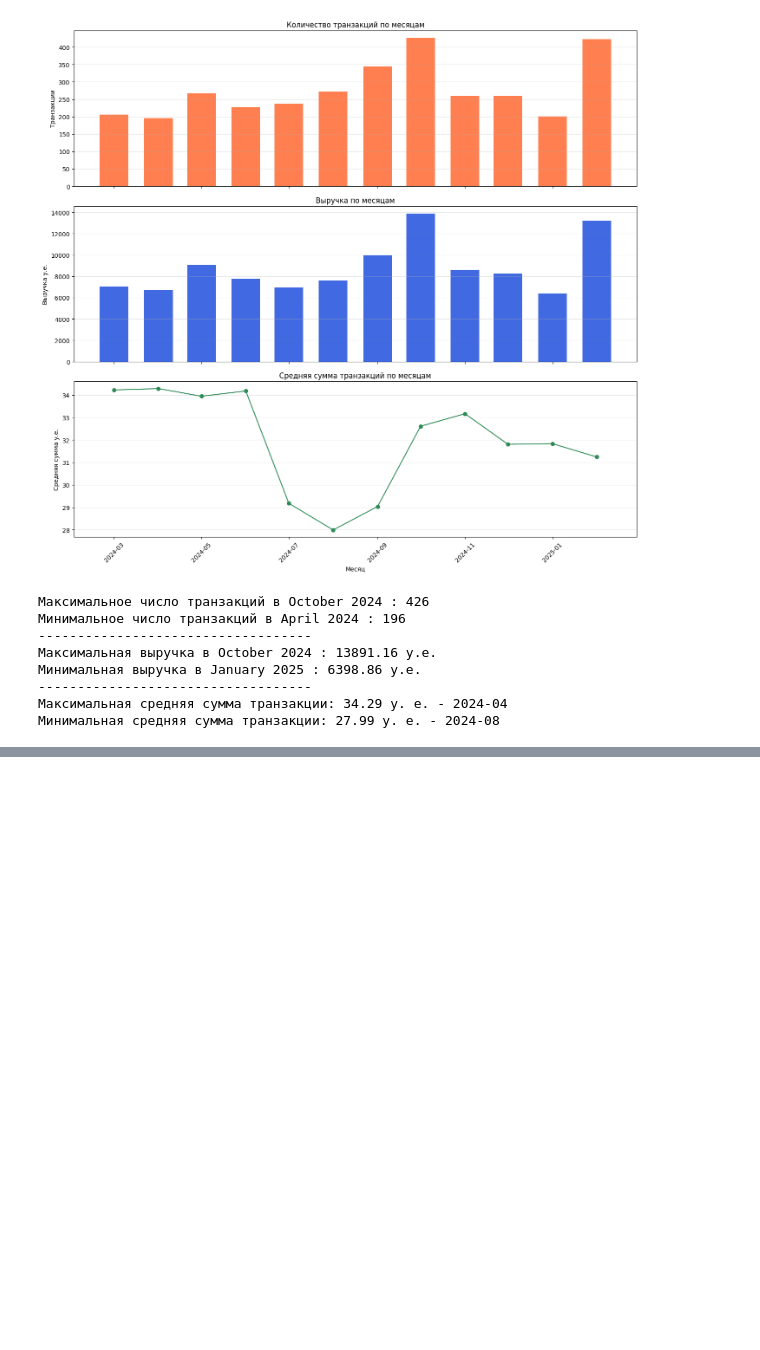
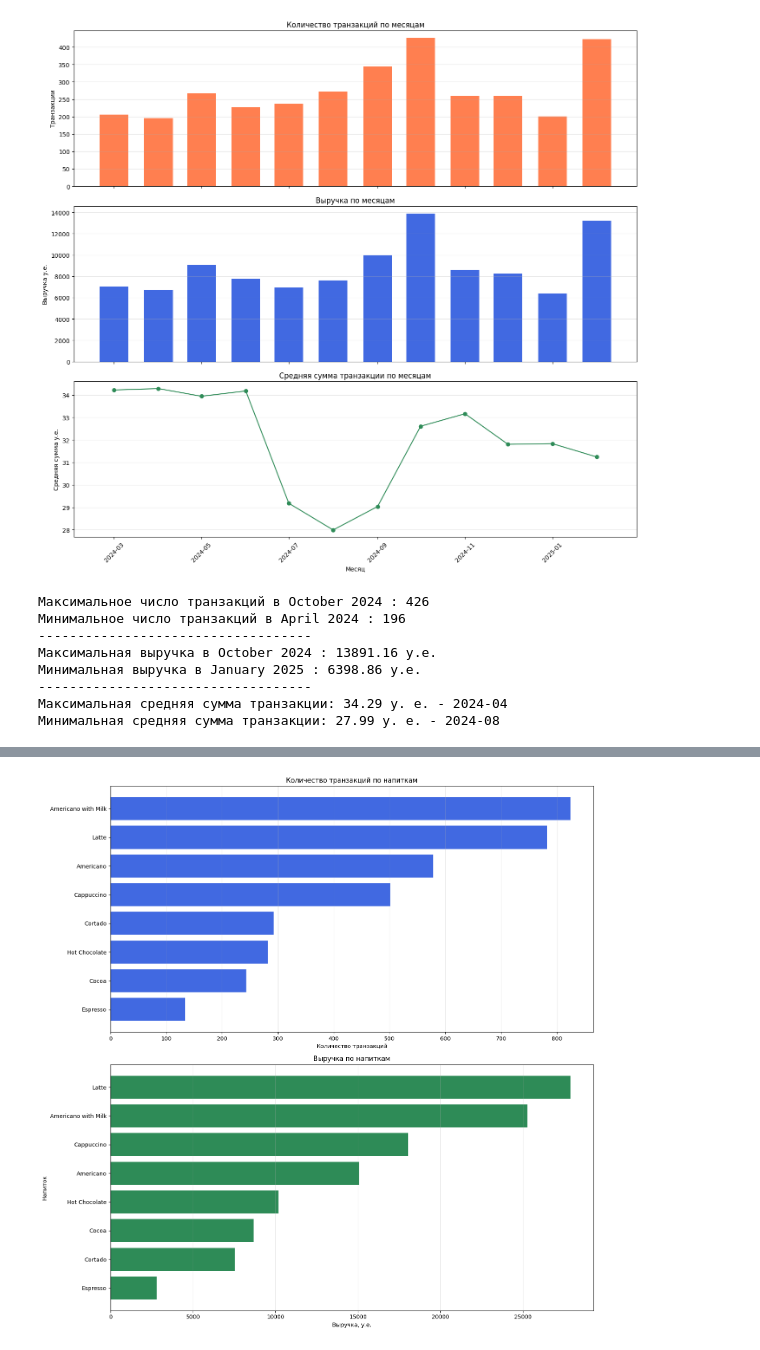
Before and after one commit to prodavec-svg/Coffee-sales-eda, a Jupyter notebook: notebooks/main.ipynb, the cells around one changed output, grey strips where cells are left out. Drawn from its saved outputs; the diff is of its cells as text; code cells hidden in the pictures; blank space fills up the shorter version.

```diff
--- a/notebooks/main.ipynb
+++ b/notebooks/main.ipynb
@@ -373,0 +392,14 @@ print(
+# %%
+coffee_summary=(
+    df.groupby('coffee_name').agg(
+        transactions=('money','size'),
+        revenue=('money','sum'),
+        average_transaction=('money','mean')
+    ).sort_values('transactions',ascending=False)
+)
+coffee_summary['transaction_share_pct'] = (
+      coffee_summary['transactions']
+      .div(coffee_summary['transactions'].sum())
+      .mul(100)
+  )
+display(coffee_summary)
@@ -373,0 +417,29 @@ print(
+# %%
+by_transactions=coffee_summary.sort_values('transactions')
+by_revenue=coffee_summary.sort_values('revenue')
+
+fig,axes=plt.subplots(2,1,figsize=(14,14))
+
+axes[0].barh(
+    by_transactions.index,
+    by_transactions['transactions'],
+    color='royalblue'
+)
+axes[0].set_title('Количество транзакций по напиткам')
+axes[0].set_xlabel('Количество транзакций')
+axes[0].grid(axis='x', alpha=0.3)
+
+axes[1].barh(
+    by_revenue.index,
+    by_revenue['revenue'],
+    color='seagreen'
+)
+axes[1].set_title('Выручка по напиткам')
+axes[1].set_xlabel('Выручка, у.е.')
+axes[1].set_ylabel('Напиток')
+axes[1].grid(axis='x', alpha=0.3)
+
+plt.tight_layout()
+plt.show()
+# %% [output]
+[figure, added]
```
Also changed, not shown: parts of 16 cells of this notebook.
